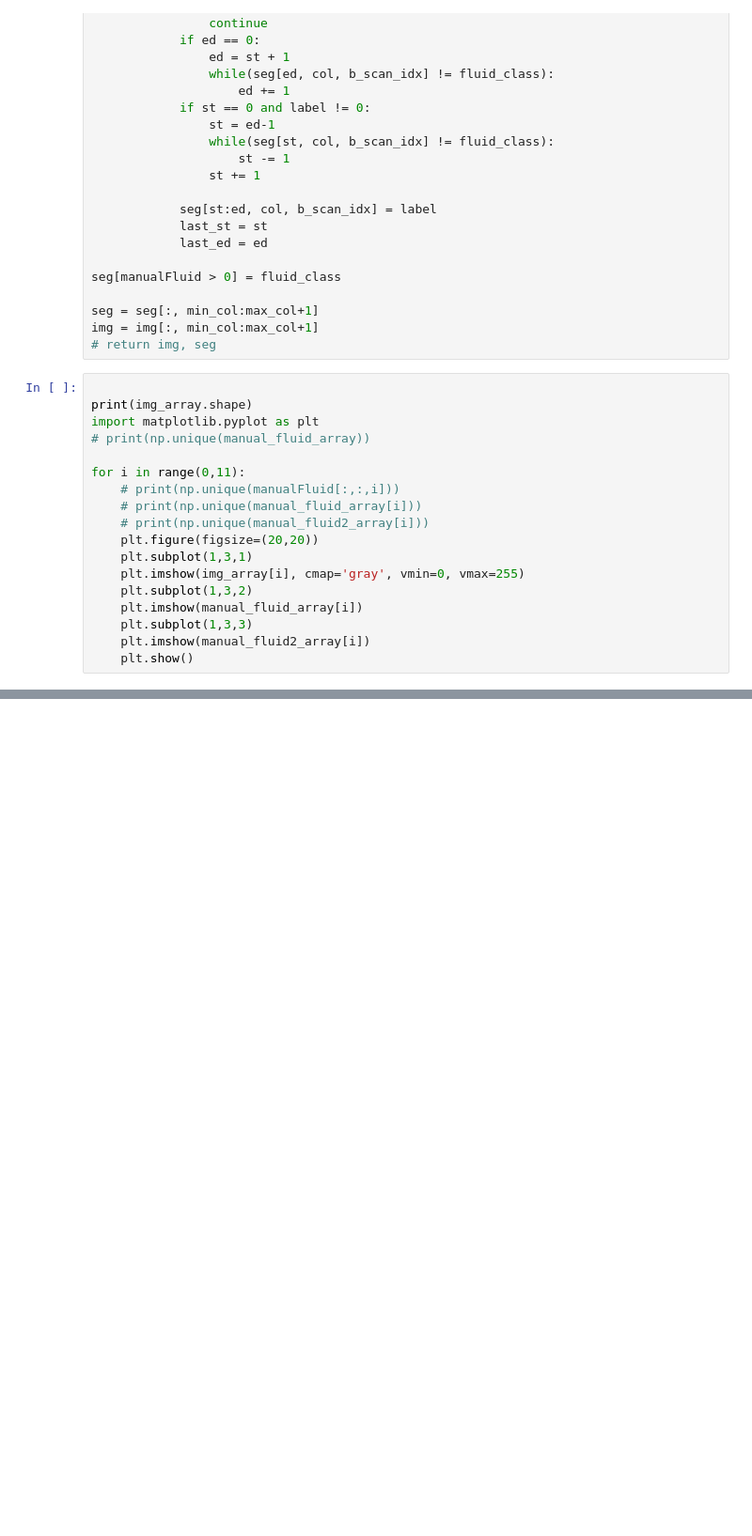
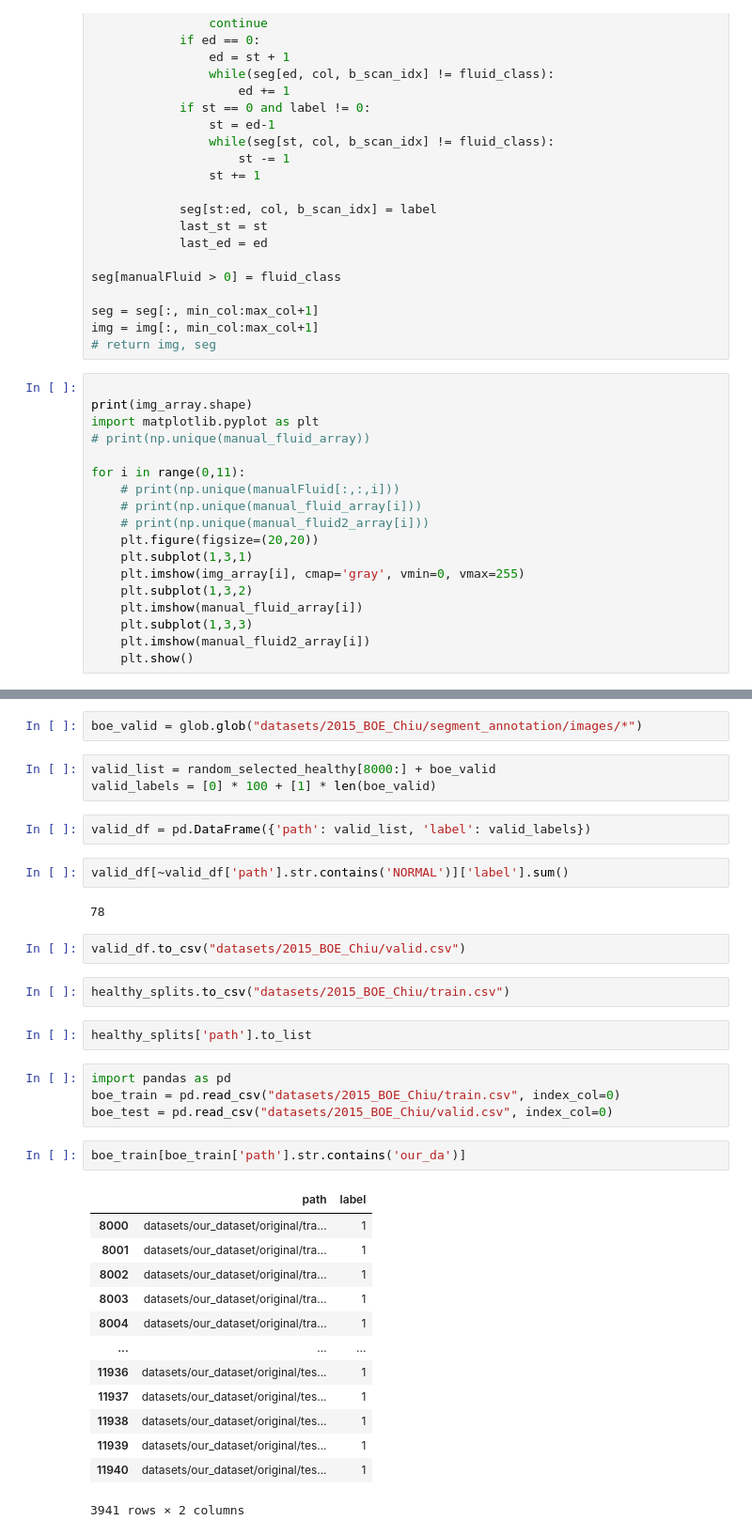
Before and after one commit to YangjiaqiDig/WSSS-AGM, a Jupyter notebook: remove_background.ipynb, the cells around one changed output, grey strips where cells are left out. Shown at 94% size. Drawn from its saved outputs; the diff is of its cells as text; blank space fills up the shorter version.

```diff
--- a/remove_background.ipynb
+++ b/remove_background.ipynb
@@ -228,0 +294,37 @@ for i in range(0,11):
+# %%
+boe_valid = glob.glob("datasets/2015_BOE_Chiu/segment_annotation/images/*")
+# %%
+valid_list = random_selected_healthy[8000:] + boe_valid
+valid_labels = [0] * 100 + [1] * len(boe_valid)
+# %%
+valid_df = pd.DataFrame({'path': valid_list, 'label': valid_labels})
+# %%
+valid_df[~valid_df['path'].str.contains('NORMAL')]['label'].sum()
+# %% [output]
+78
+# %%
+valid_df.to_csv("datasets/2015_BOE_Chiu/valid.csv")
+# %%
+healthy_splits.to_csv("datasets/2015_BOE_Chiu/train.csv")
+# %%
+healthy_splits['path'].to_list
+# %%
+import pandas as pd
+boe_train = pd.read_csv("datasets/2015_BOE_Chiu/train.csv", index_col=0)
+boe_test = pd.read_csv("datasets/2015_BOE_Chiu/valid.csv", index_col=0)
+# %%
+boe_train[boe_train['path'].str.contains('our_da')]
+# %% [output]
+|  | path | label |
+| 8000 | datasets/our_dataset/original/tra... | 1 |
+| 8001 | datasets/our_dataset/original/tra... | 1 |
+| 8002 | datasets/our_dataset/original/tra... | 1 |
+| 8003 | datasets/our_dataset/original/tra... | 1 |
+| 8004 | datasets/our_dataset/original/tra... | 1 |
+| ... | ... | ... |
+| 11936 | datasets/our_dataset/original/tes... | 1 |
+| 11937 | datasets/our_dataset/original/tes... | 1 |
+| 11938 | datasets/our_dataset/original/tes... | 1 |
+| 11939 | datasets/our_dataset/original/tes... | 1 |
+| 11940 | datasets/our_dataset/original/tes... | 1 |
+3941 rows × 2 columns
```
Also changed, not shown: parts of 35 cells of this notebook, 57 other files.
